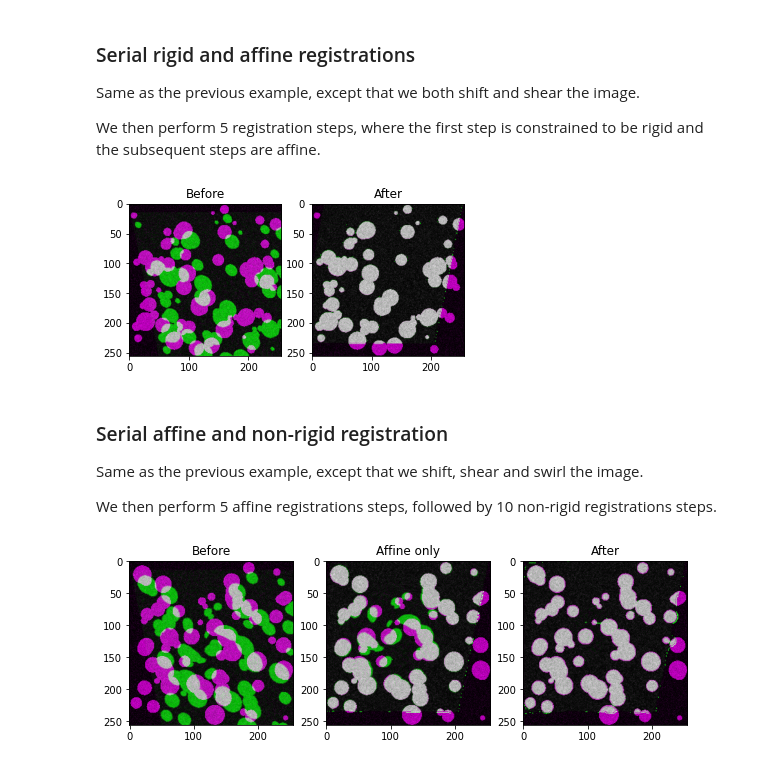
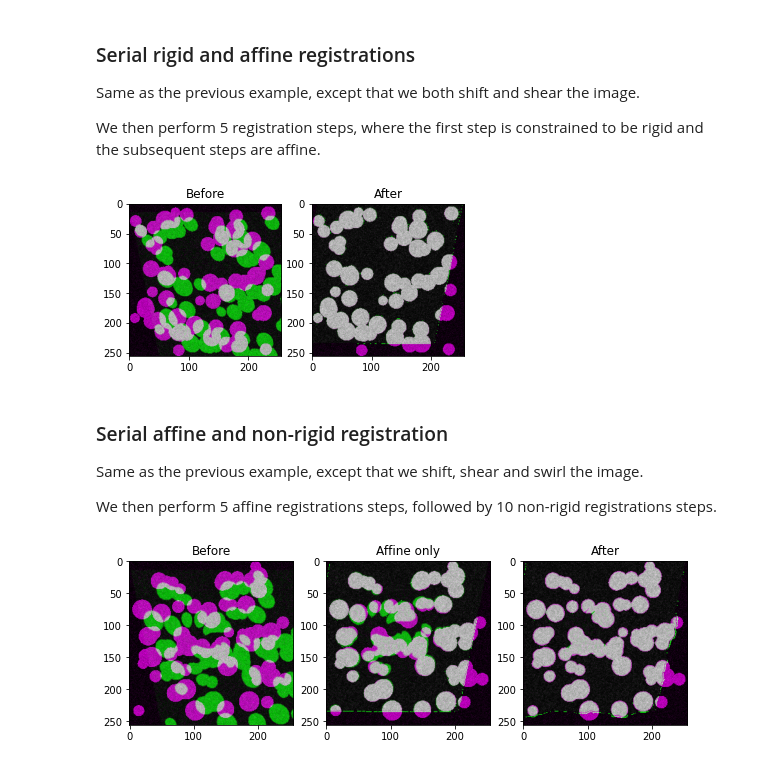
Before and after one commit to fyrdahl/niftyregpy, a Jupyter notebook: tutorial/tutorial.ipynb, the cells around one changed output. Saved outputs shown, nothing was run; the diff lists cells and outputs as text; code cells hidden in the pictures.

```diff
--- a/tutorial/tutorial.ipynb
+++ b/tutorial/tutorial.ipynb
@@ -46,7 +44,7 @@ We create a test image with the built-in "create_test_image" function. Then we s
 We then perform a single rigid registration step to try to register the shifted image to the original.
 # %%
 # Create a random test image containing blobs
-img = nr.utils.create_test_image(blobs=64, max_rad=16)
+img = nr.utils.create_test_image(blobs=64, min_rad=8, max_rad=16)
 
 # Add noise for robustness
 img = np.abs(img + np.random.normal(0, 0.1, img.shape))
@@ -60,6 +58,7 @@ ref, flo = img, img_shifted
 res = nr.reg.aladin(ref, flo, rigOnly=True)
 
 # Print final affine transform matrix
+print("Affine transform:")
 print(f"{np.array_str(res[1], precision=2, suppress_small=True)}\n")
 
 # Plot results
@@ -88,7 +88,7 @@ Same as the previous example, except that we both shift and shear the image.
 We then perform 5 registration steps, where the first step is constrained to be rigid and the subsequent steps are affine.
 # %%
 # Create a random test image containing blobs
-img = nr.utils.create_test_image(blobs=64, max_rad=16)
+img = nr.utils.create_test_image(blobs=64, min_rad=8, max_rad=16)
 
 # Add noise for robustness
 img = np.abs(img + np.random.normal(0, 0.1, img.shape))
@@ -103,7 +103,7 @@ img_sheared = transform.warp(img_shifted, tform_shear)
 
 # Perform serial rigid and affine registrations
 ref, flo = img, img_sheared
-for iter in tqdm(range(5), desc="Affine registration"):
+for iter in range(5):
   res = nr.reg.aladin(ref, flo, rigOnly=(iter==0))
   flo = res[0]
 
@@ -120,7 +120,7 @@ plt.title('After')
 
 plt.show()
 # %% [output]
-[figure, old version]
+[figure, new version]
 # %% [markdown]
 ### Serial affine and non-rigid registration
 
@@ -129,7 +129,7 @@ Same as the previous example, except that we shift, shear and swirl the image.
 We then perform 5 affine registrations steps, followed by 10 non-rigid registrations steps.
 # %%
 # Create a random test image containing blobs
-img = nr.utils.create_test_image(blobs=64, max_rad=16)
+img = nr.utils.create_test_image(blobs=64, min_rad=8, max_rad=16)
 
 # Add noise for robustness
 img = np.abs(img + np.random.normal(0, 0.1, img.shape))
@@ -142,46 +142,40 @@ img_shifted[15:, :] = img[:-15, :]
 tform_shear = transform.AffineTransform(shear=np.pi/16)
 img_sheared = transform.warp(img_shifted, tform_shear)
 
 # Swirl the image using skimage
-c = map(lambda x: x//2, img_sheared.shape)
-img_swirled = transform.swirl(img_sheared, center=c, strength=2, radius=128)
+img_swirled = transform.swirl(img_sheared, center=(128, 128), strength=2, radius=128)
 
 # Perform serial rigid and affine registrations
 ref, flo = img, img_swirled
 aff_iter = 5
-with tqdm(total=aff_iter, desc="Affine Registration") as pbar:
-  for iter in range(aff_iter):
-    res = nr.reg.aladin(ref, flo, rigOnly=(iter==0))
-    flo = res[0]
-    pbar.set_postfix(MSE=mse(ref,flo))
-    pbar.update()
+for iter in range(aff_iter):
+  res = nr.reg.aladin(ref, flo, rigOnly=(iter==0))
+  flo = res[0]
 
-intermed = flo
+# Save intermediary result
+intermed = np.copy(flo)
 
 # Perform serial non-rigid registrations
 nrr_iter = 5
-with tqdm(total=nrr_iter, desc="Non-Rigid Registration") as pbar:
-  for iter in range(nrr_iter):
-    res = nr.reg.f3d(ref, flo)
-    flo = res[0]
-    pbar.set_postfix(MSE=mse(ref,flo))
-    pbar.update()
+for iter in range(nrr_iter):
+  res = nr.reg.f3d(ref, flo)
+  flo = res[0]
 
 # Plot results
 plt.figure(figsize=(10,30))
 
 plt.subplot(1,3,1)
 plt.imshow(colorband(img, img_swirled))
 plt.title('Before')
 
 plt.subplot(1,3,2)
 plt.imshow(colorband(img, intermed))
 plt.title('Affine only')
 
 plt.subplot(1,3,3)
 plt.imshow(colorband(img, res[0]))
 plt.title('After')
 
 plt.show()
 # %% [output]
-[figure, old version]
+[figure, new version]
```
Also changed, not shown: parts of 3 cells of this notebook.
